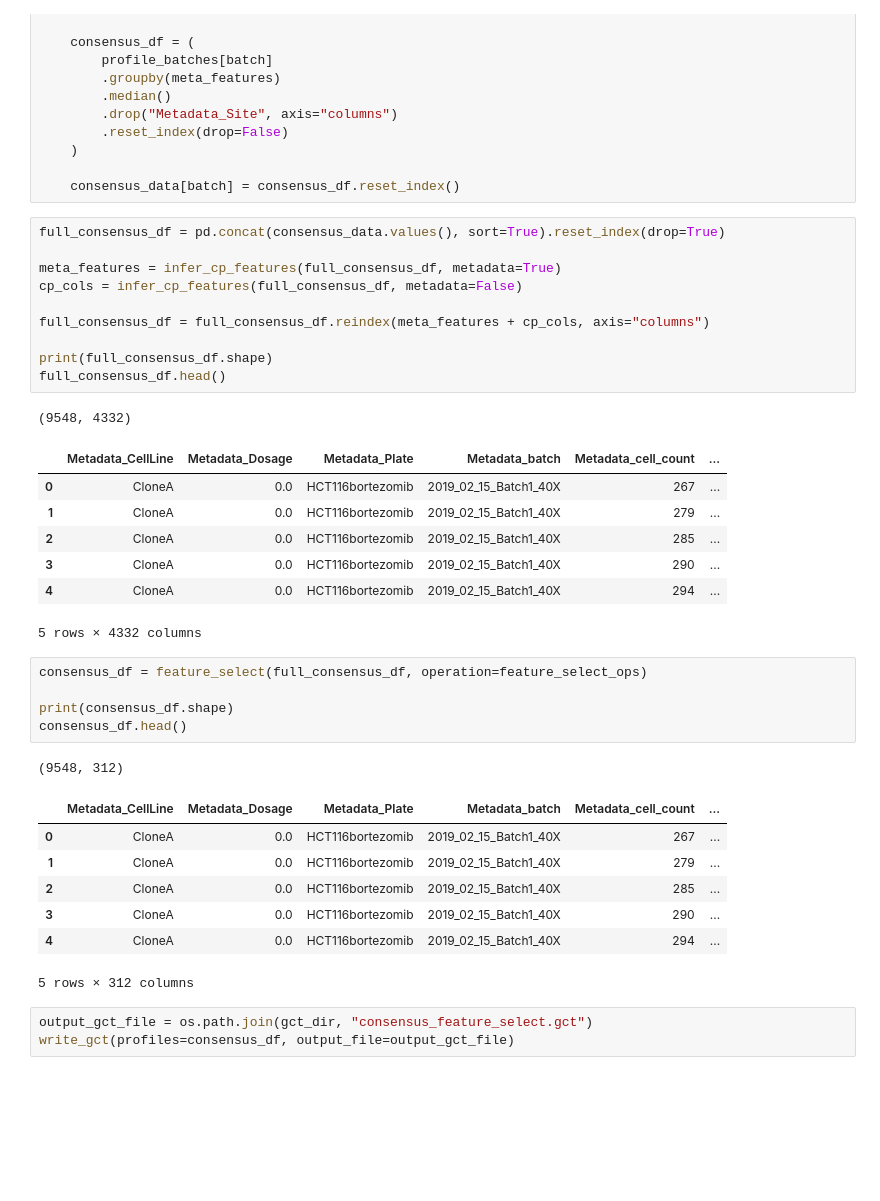
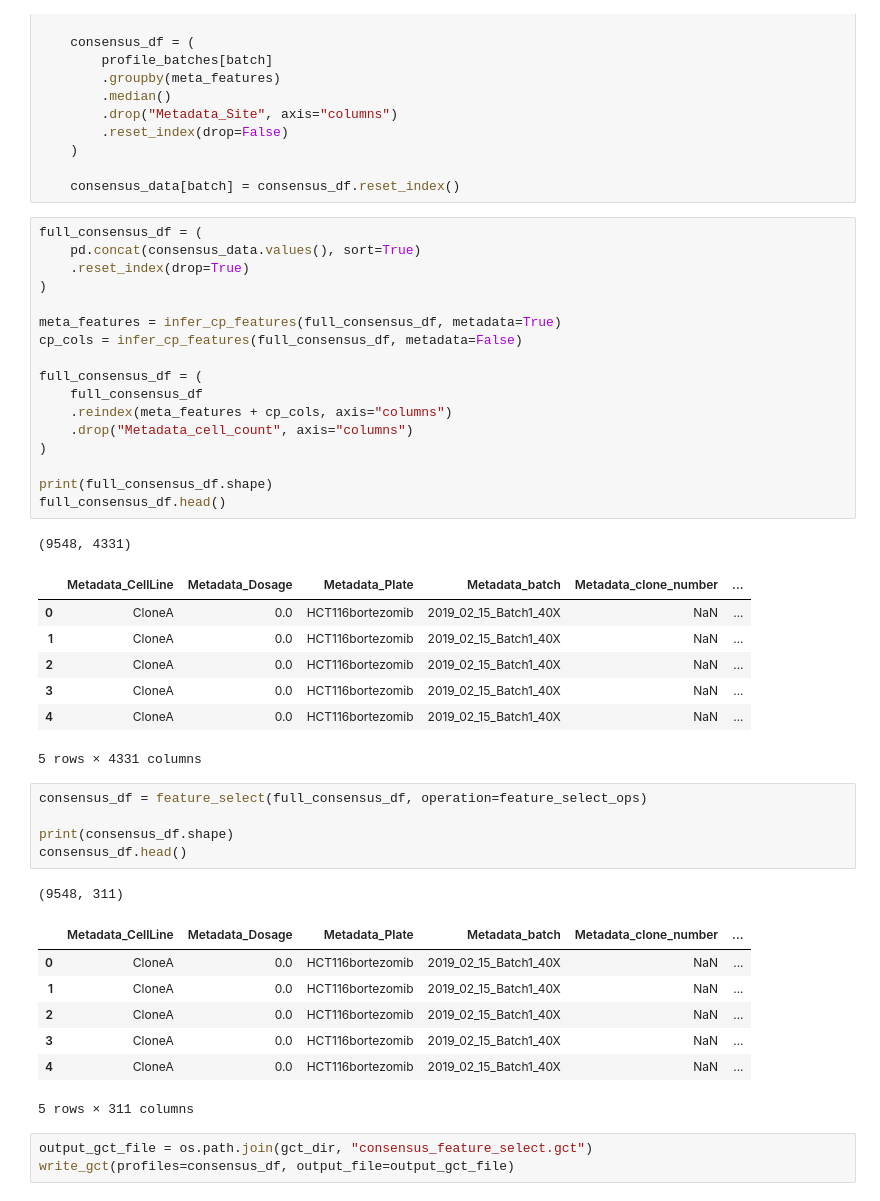
Before and after one commit to broadinstitute/profiling-resistance-mechanisms, a Jupyter notebook: 2.describe-data/1.write-gct-consensus.ipynb, the cells around one changed output. Cells and saved outputs as stored; diff of their text form; blank space fills up the shorter version.

Commit message:
update gct consensus

```diff
--- a/2.describe-data/1.write-gct-consensus.ipynb
+++ b/2.describe-data/1.write-gct-consensus.ipynb
@@ -130,38 +130,45 @@ for batch in profile_batches:
 
     consensus_data[batch] = consensus_df.reset_index()
 # %%
-full_consensus_df = pd.concat(consensus_data.values(), sort=True).reset_index(drop=True)
+full_consensus_df = (
+    pd.concat(consensus_data.values(), sort=True)
+    .reset_index(drop=True)
+)
 
 meta_features = infer_cp_features(full_consensus_df, metadata=True)
 cp_cols = infer_cp_features(full_consensus_df, metadata=False)
 
-full_consensus_df = full_consensus_df.reindex(meta_features + cp_cols, axis="columns")
+full_consensus_df = (
+    full_consensus_df
+    .reindex(meta_features + cp_cols, axis="columns")
+    .drop("Metadata_cell_count", axis="columns")
+)
 
 print(full_consensus_df.shape)
 full_consensus_df.head()
 # %% [output]
-(9548, 4332)
+(9548, 4331)
-|  | Metadata_CellLine | Metadata_Dosage | Metadata_Plate | Metadata_batch | Metadata_cell_count | ... |
-| 0 | CloneA | 0.0 | HCT116bortezomib | 2019_02_15_Batch1_40X | 267 | ... |
-| 1 | CloneA | 0.0 | HCT116bortezomib | 2019_02_15_Batch1_40X | 279 | ... |
-| 2 | CloneA | 0.0 | HCT116bortezomib | 2019_02_15_Batch1_40X | 285 | ... |
-| 3 | CloneA | 0.0 | HCT116bortezomib | 2019_02_15_Batch1_40X | 290 | ... |
-| 4 | CloneA | 0.0 | HCT116bortezomib | 2019_02_15_Batch1_40X | 294 | ... |
+|  | Metadata_CellLine | Metadata_Dosage | Metadata_Plate | Metadata_batch | Metadata_clone_number | ... |
+| 0 | CloneA | 0.0 | HCT116bortezomib | 2019_02_15_Batch1_40X | NaN | ... |
+| 1 | CloneA | 0.0 | HCT116bortezomib | 2019_02_15_Batch1_40X | NaN | ... |
+| 2 | CloneA | 0.0 | HCT116bortezomib | 2019_02_15_Batch1_40X | NaN | ... |
+| 3 | CloneA | 0.0 | HCT116bortezomib | 2019_02_15_Batch1_40X | NaN | ... |
+| 4 | CloneA | 0.0 | HCT116bortezomib | 2019_02_15_Batch1_40X | NaN | ... |
-5 rows × 4332 columns
+5 rows × 4331 columns
 # %%
 consensus_df = feature_select(full_consensus_df, operation=feature_select_ops)
 
 print(consensus_df.shape)
 consensus_df.head()
 # %% [output]
-(9548, 312)
+(9548, 311)
-|  | Metadata_CellLine | Metadata_Dosage | Metadata_Plate | Metadata_batch | Metadata_cell_count | ... |
-| 0 | CloneA | 0.0 | HCT116bortezomib | 2019_02_15_Batch1_40X | 267 | ... |
-| 1 | CloneA | 0.0 | HCT116bortezomib | 2019_02_15_Batch1_40X | 279 | ... |
-| 2 | CloneA | 0.0 | HCT116bortezomib | 2019_02_15_Batch1_40X | 285 | ... |
-| 3 | CloneA | 0.0 | HCT116bortezomib | 2019_02_15_Batch1_40X | 290 | ... |
-| 4 | CloneA | 0.0 | HCT116bortezomib | 2019_02_15_Batch1_40X | 294 | ... |
+|  | Metadata_CellLine | Metadata_Dosage | Metadata_Plate | Metadata_batch | Metadata_clone_number | ... |
+| 0 | CloneA | 0.0 | HCT116bortezomib | 2019_02_15_Batch1_40X | NaN | ... |
+| 1 | CloneA | 0.0 | HCT116bortezomib | 2019_02_15_Batch1_40X | NaN | ... |
+| 2 | CloneA | 0.0 | HCT116bortezomib | 2019_02_15_Batch1_40X | NaN | ... |
+| 3 | CloneA | 0.0 | HCT116bortezomib | 2019_02_15_Batch1_40X | NaN | ... |
+| 4 | CloneA | 0.0 | HCT116bortezomib | 2019_02_15_Batch1_40X | NaN | ... |
-5 rows × 312 columns
+5 rows × 311 columns
 # %%
 output_gct_file = os.path.join(gct_dir, "consensus_feature_select.gct")
 write_gct(profiles=consensus_df, output_file=output_gct_file)
```
Also changed, not shown: parts of 1 cell of this notebook, 2 other files.
